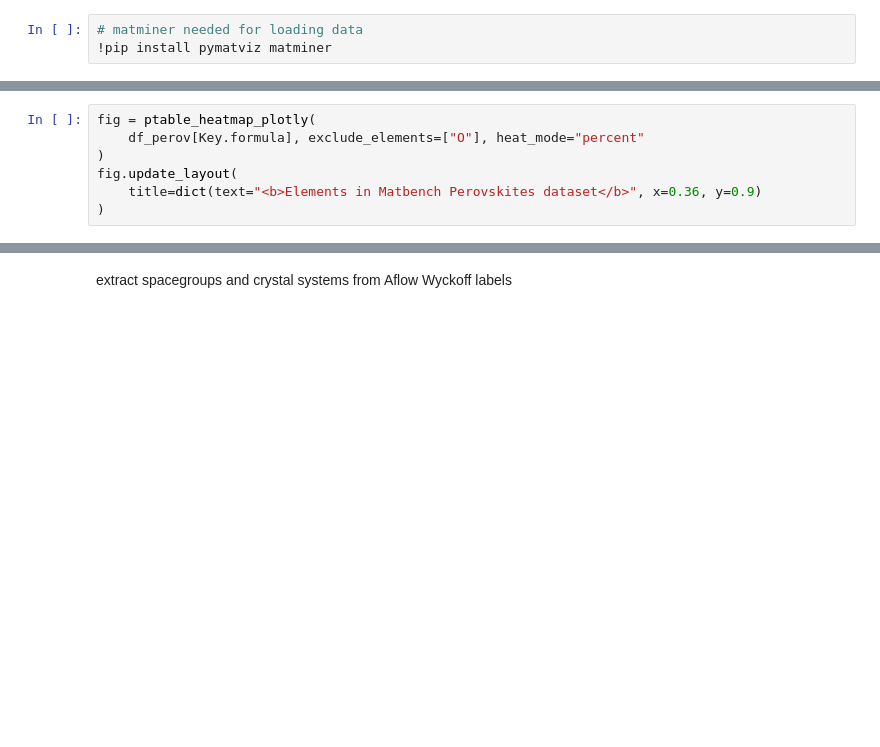
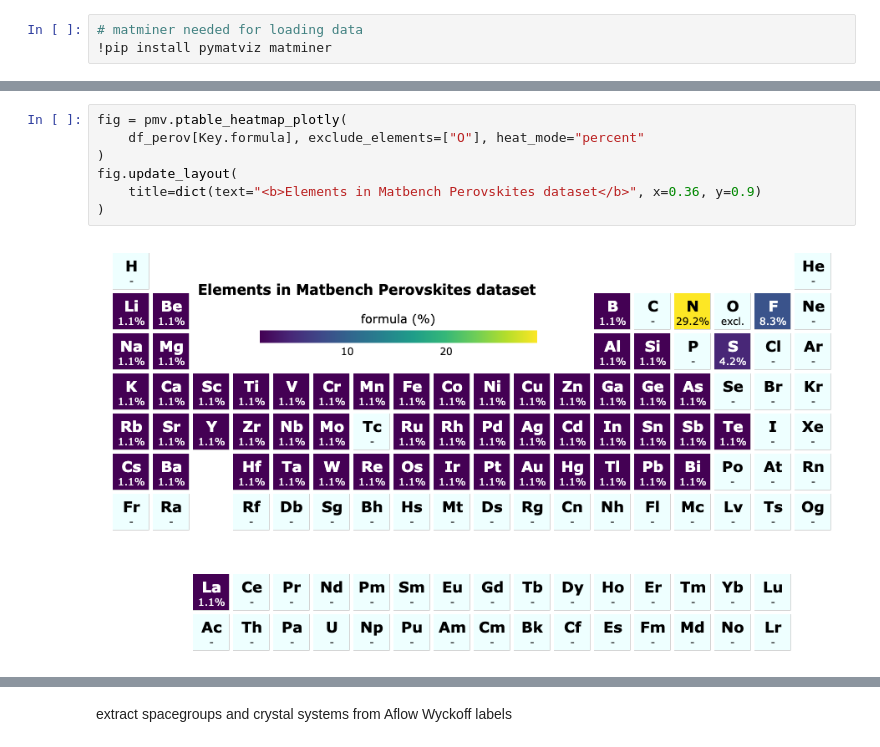
Before and after one commit to janosh/pymatviz, a Jupyter notebook: examples/matbench_perovskites_eda.ipynb, the cells around one changed output, grey strips where cells are left out. Cells and saved outputs as stored; diff of their text form; blank space fills up the shorter version.

```diff
--- a/examples/matbench_perovskites_eda.ipynb
+++ b/examples/matbench_perovskites_eda.ipynb
@@ -60,10 +63,12 @@ fig.add_vline(x=0, fillcolor="black", line=dict(width=2, dash="dot"))
 # %%
-fig = ptable_heatmap_plotly(
+fig = pmv.ptable_heatmap_plotly(
     df_perov[Key.formula], exclude_elements=["O"], heat_mode="percent"
 )
 fig.update_layout(
     title=dict(text="<b>Elements in Matbench Perovskites dataset</b>", x=0.36, y=0.9)
 )
+# %% [output]
+[figure, added]
 # %%
 ax = df_perov[Key.crystal_system].value_counts().plot.bar(rot="horizontal")
 
```
Also changed, not shown: parts of 14 cells of this notebook, 18 other files.
